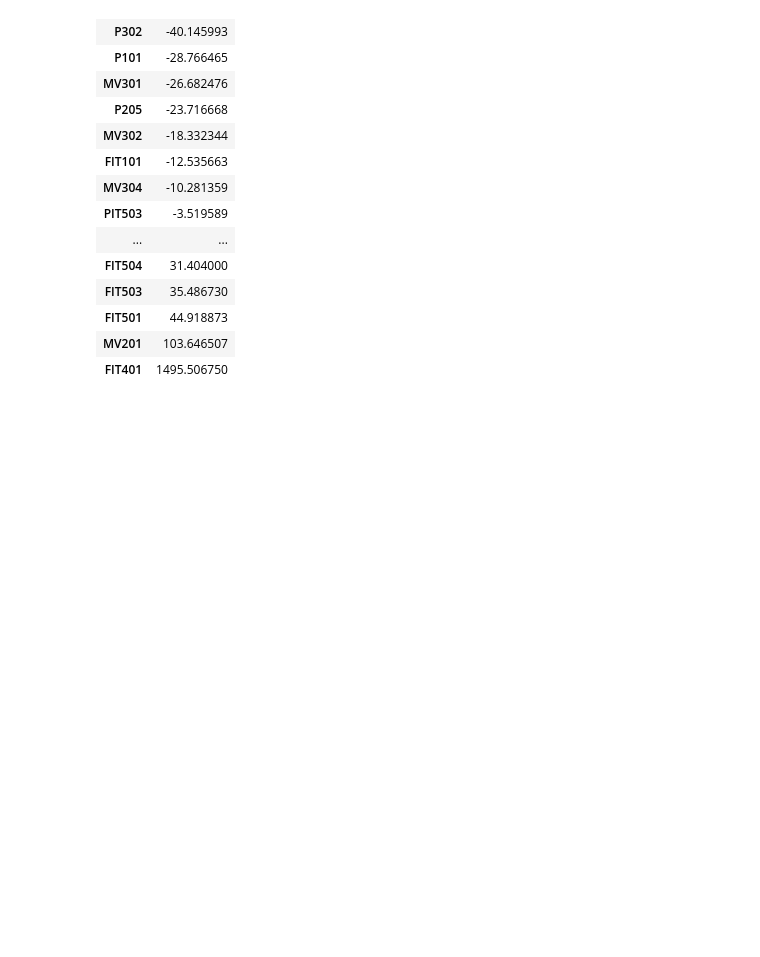
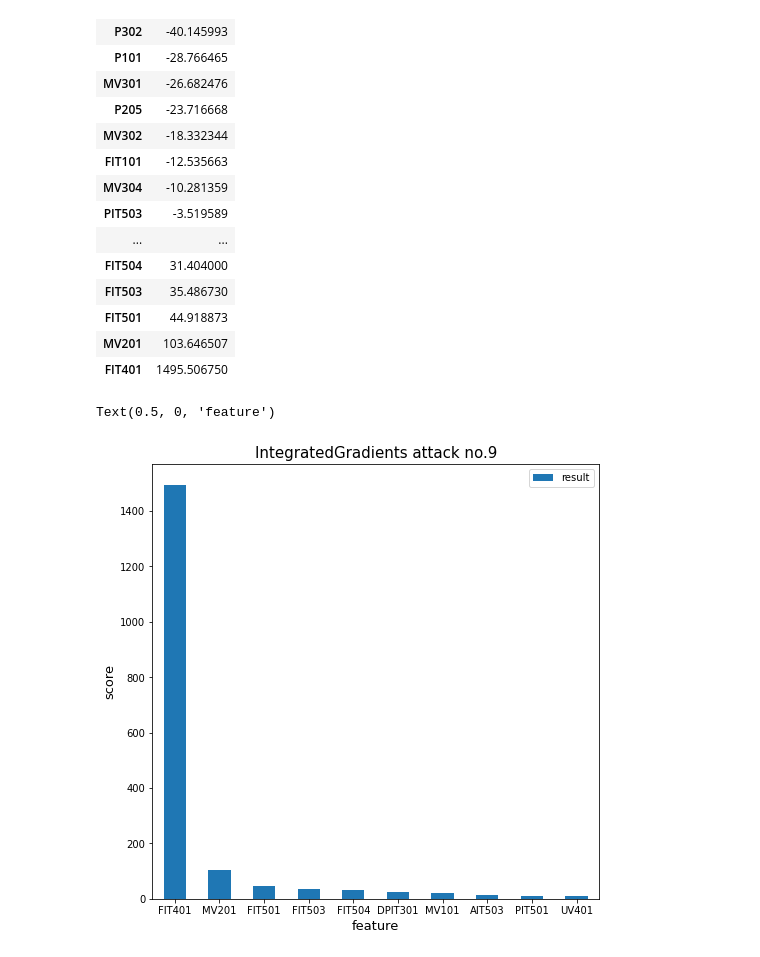
Before and after one commit to Geebigib/Explainable-Anomaly-detection-In-ICS, a Jupyter notebook: Neural_Base_Model.ipynb, the cells around one changed output. Saved outputs shown, nothing was run; the diff lists cells and outputs as text; code cells hidden in the pictures; blank space fills up the shorter version.

```diff
--- a/Neural_Base_Model.ipynb
+++ b/Neural_Base_Model.ipynb
@@ -738,3 +751,12 @@ ig_result_9.sort_values(by = ["result"])
 | FIT501 | 44.918873 |
 | MV201 | 103.646507 |
 | FIT401 | 1495.506750 |
+# %%
+ig_plot_9 = ig_result_9.sort_values(by = ["result"], ascending=False)[0:10]
+ig_plot_9.plot.bar(rot=0,figsize=(8, 8))
+plt.title("IntegratedGradients attack no.9",size=15)
+plt.ylabel("score",size=13)
+plt.xlabel("feature",size=13)
+# %% [output]
+Text(0.5, 0, 'feature')
+[figure, added]
```
Also changed, not shown: parts of 4 cells of this notebook.
